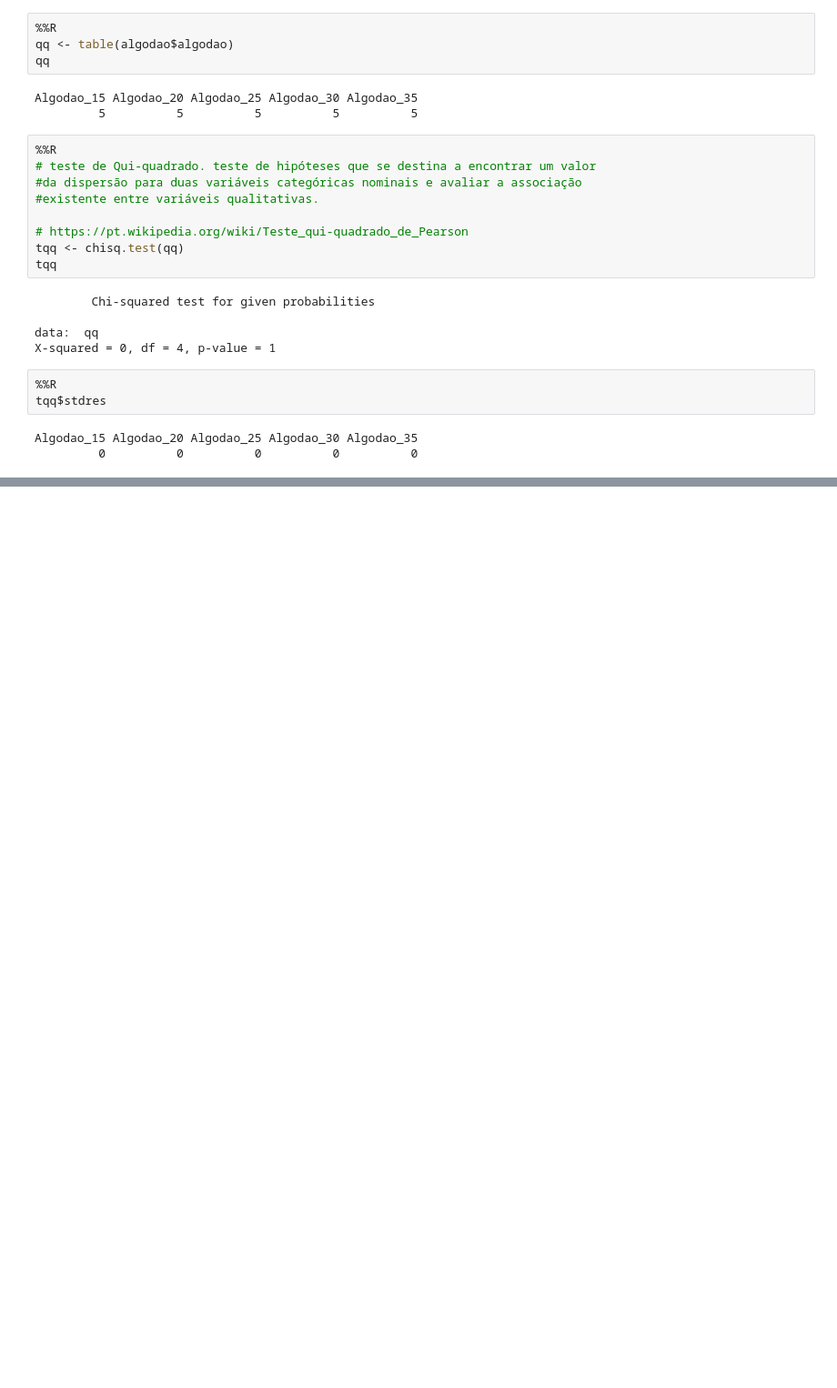
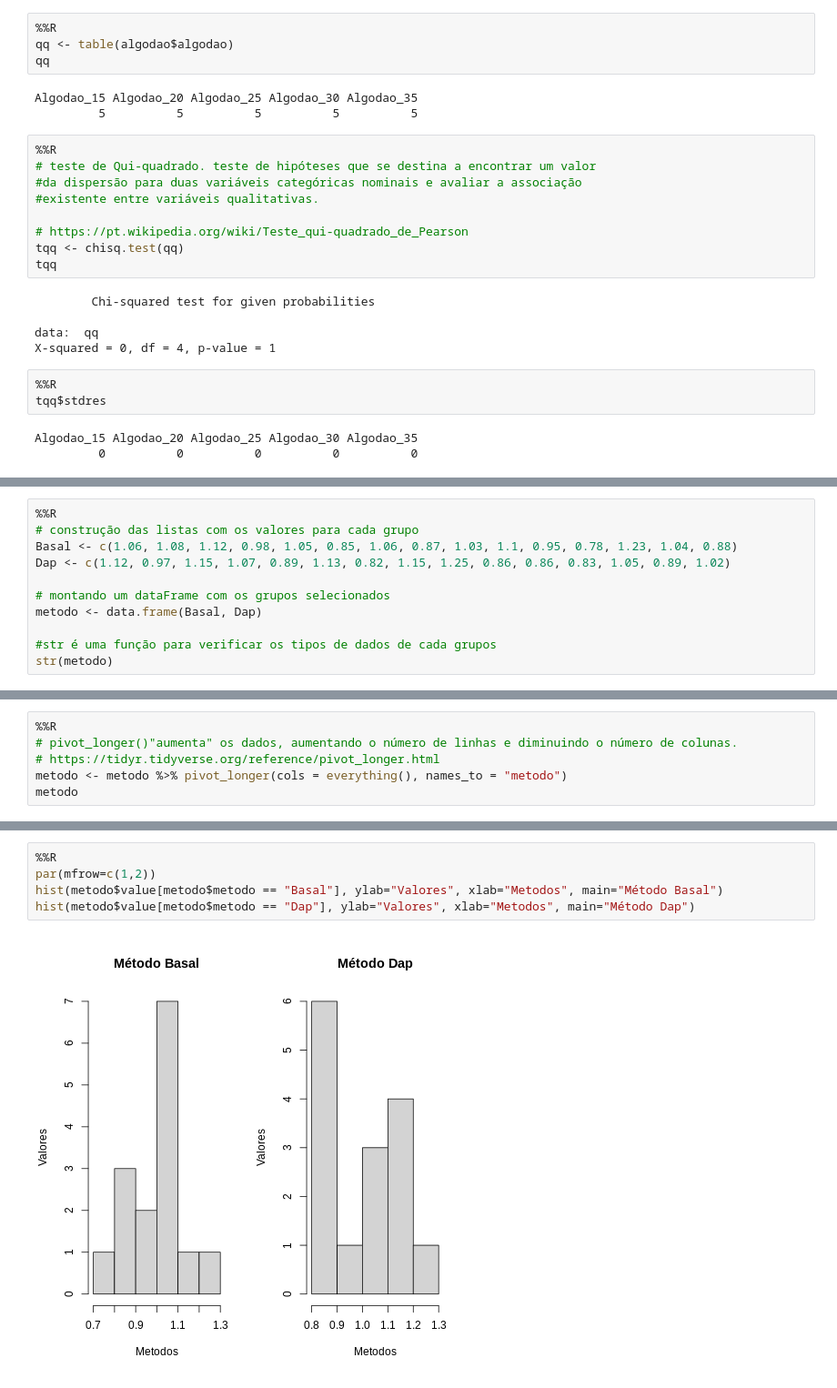
Before and after one commit to uervitonsantos/Estudo_Sobre_Estatistica_Frequentista_E_Metodos_Quantitativos, a Jupyter notebook: Exercicios_Metodos_Quantitativos.ipynb, the cells around one changed output, grey strips where cells are left out. Shown at 91% size. Cells and saved outputs as stored; diff of their text form; blank space fills up the shorter version.

```diff
--- a/Exercicios_Metodos_Quantitativos.ipynb
+++ b/Exercicios_Metodos_Quantitativos.ipynb
@@ -596,0 +601,11 @@ Algodao_15 Algodao_20 Algodao_25 Algodao_30 Algodao_35
+# %%
+%%R
+# construção das listas com os valores para cada grupo
+Basal <- c(1.06, 1.08, 1.12, 0.98, 1.05, 0.85, 1.06, 0.87, 1.03, 1.1, 0.95, 0.78, 1.23, 1.04, 0.88)
+Dap <- c(1.12, 0.97, 1.15, 1.07, 0.89, 1.13, 0.82, 1.15, 1.25, 0.86, 0.86, 0.83, 1.05, 0.89, 1.02)
+
+# montando um dataFrame com os grupos selecionados
+metodo <- data.frame(Basal, Dap)
+
+#str é uma função para verificar os tipos de dados de cada grupos
+str(metodo)
@@ -596,0 +616,6 @@ Algodao_15 Algodao_20 Algodao_25 Algodao_30 Algodao_35
+# %%
+%%R
+# pivot_longer()"aumenta" os dados, aumentando o número de linhas e diminuindo o número de colunas.
+# https://tidyr.tidyverse.org/reference/pivot_longer.html
+metodo <- metodo %>% pivot_longer(cols = everything(), names_to = "metodo")
+metodo
@@ -596,0 +657,7 @@ Algodao_15 Algodao_20 Algodao_25 Algodao_30 Algodao_35
+# %%
+%%R
+par(mfrow=c(1,2))
+hist(metodo$value[metodo$metodo == "Basal"], ylab="Valores", xlab="Metodos", main="Método Basal")
+hist(metodo$value[metodo$metodo == "Dap"], ylab="Valores", xlab="Metodos", main="Método Dap")
+# %% [output]
+[figure, added]
```
Also changed, not shown: parts of 6 cells of this notebook.
